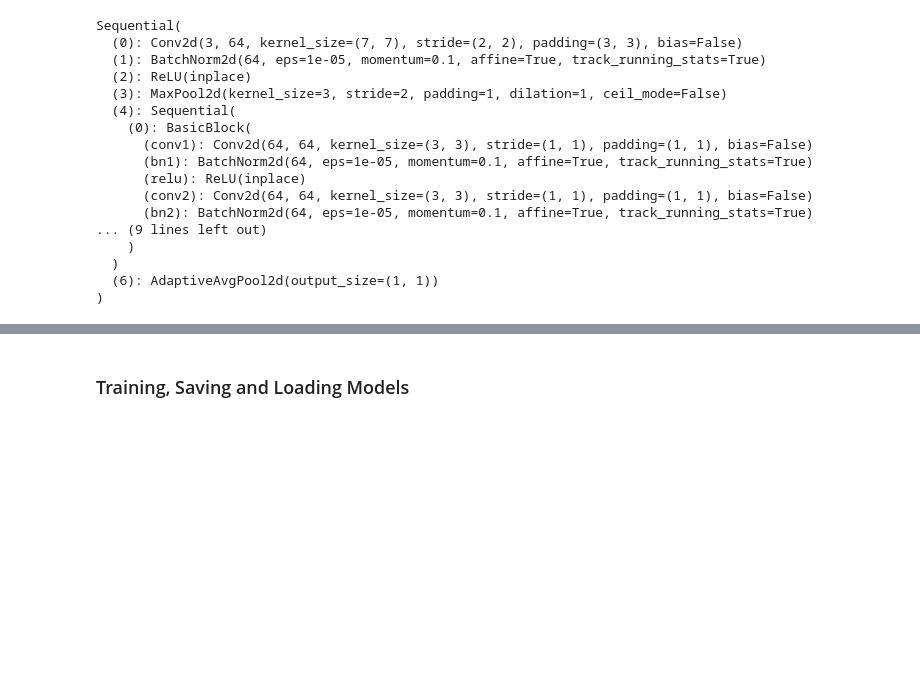
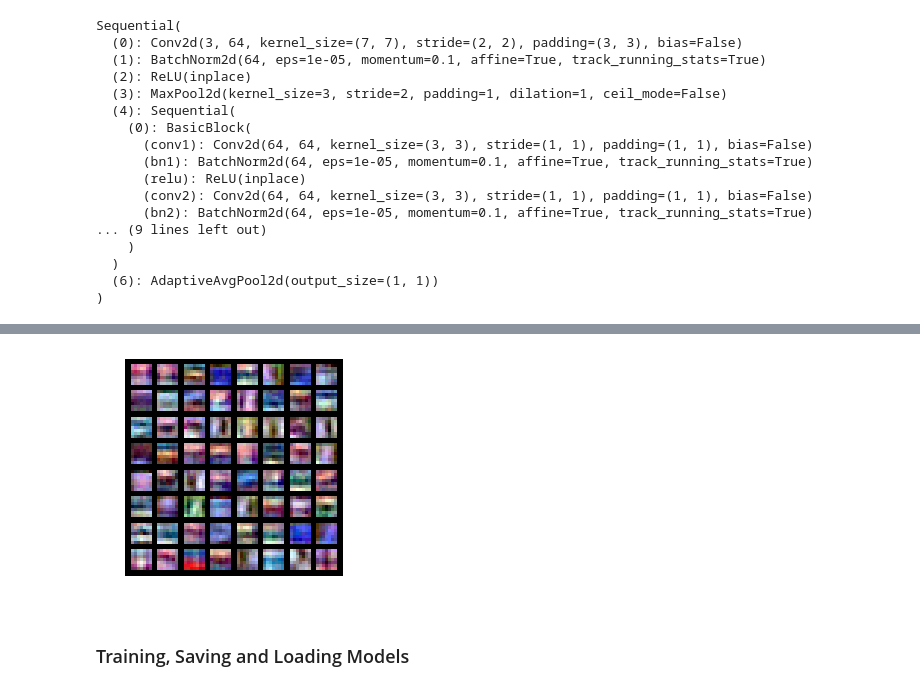
Before and after one commit to ncblair/robust_embeddings, a Jupyter notebook: test_network.ipynb, the cells around one changed output, grey strips where cells are left out. Saved outputs shown, nothing was run; the diff lists cells and outputs as text; code cells hidden in the pictures; blank space fills up the shorter version.

```diff
--- a/test_network.ipynb
+++ b/test_network.ipynb
@@ -201,3 +274,19 @@ AttributeError: 'Tensor' object has no attribute 'register_forward_hook'
+# %%
+def visualize_filters(layer, name=None):
+	layer1 = layer.weight.data
+	supervised_filters = [f - np.min(f.numpy()) for f in layer1]
+	supervised_filters = np.array([f.numpy() / np.max(f.numpy()) for f in supervised_filters])[:, :3, :, :]
+	grid = torchvision.utils.make_grid(torch.Tensor(supervised_filters)).numpy()
+	plt.imshow(np.transpose(grid, (1, 2, 0)))
+	plt.axis("off")
+	if name == None:
+		plt.show()
+	else:
+		plt.savefig(f"output/filters/{name}")
+# %%
+visualize_filters(list(list(mini_emb_resnet.children())[0].children())[0])
+# %% [output]
+[figure, added]
 # %%
 reg_net = BaseNetwork1(nn.Conv2d(3, 16, 3), nn.ReLU(), nn.MaxPool2d(2,2),
                         nn.Conv2d(16, 32, 3), nn.ReLU(), nn.MaxPool2d(2,2),
```
Also changed, not shown: parts of 7 cells of this notebook, 3 other files.
